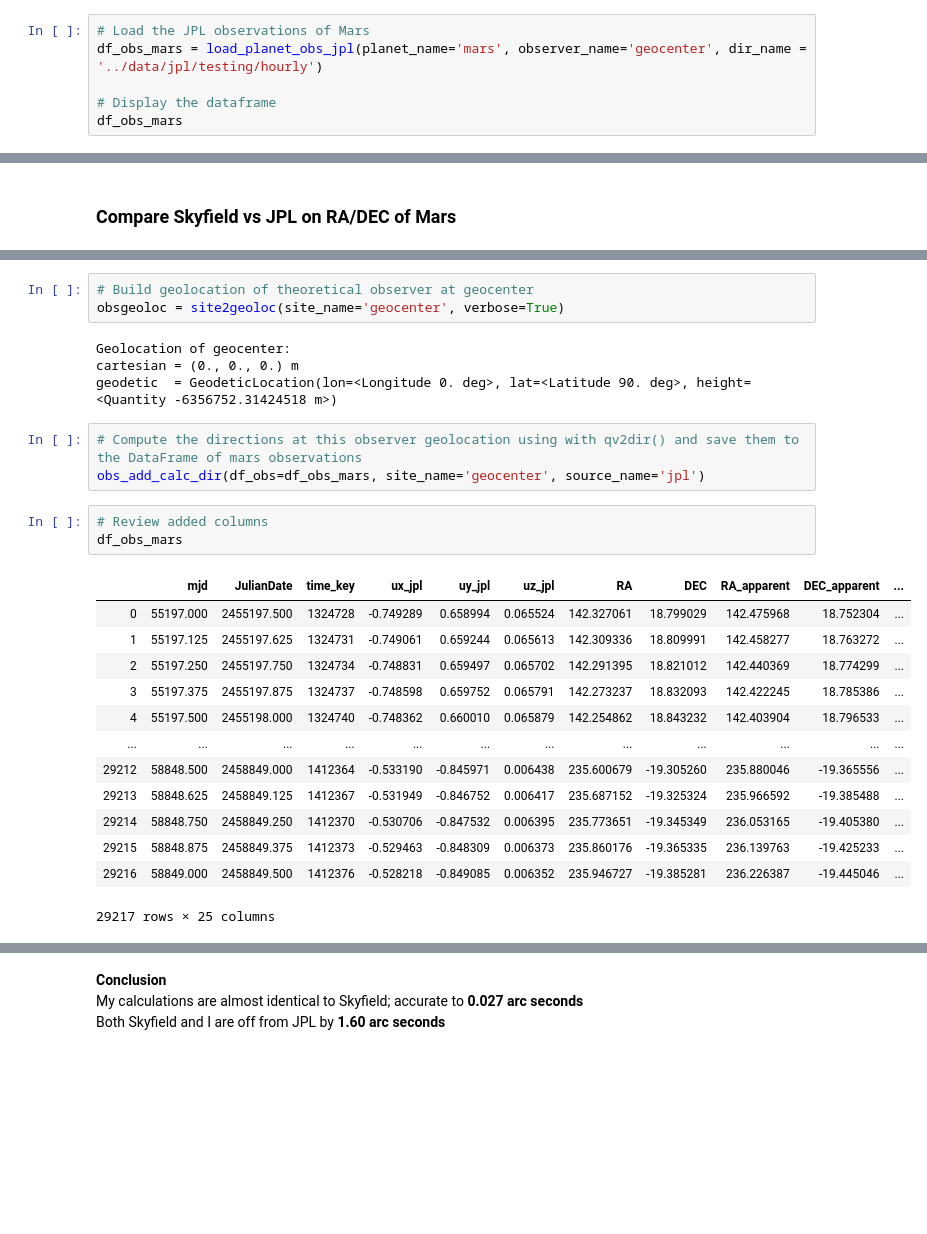
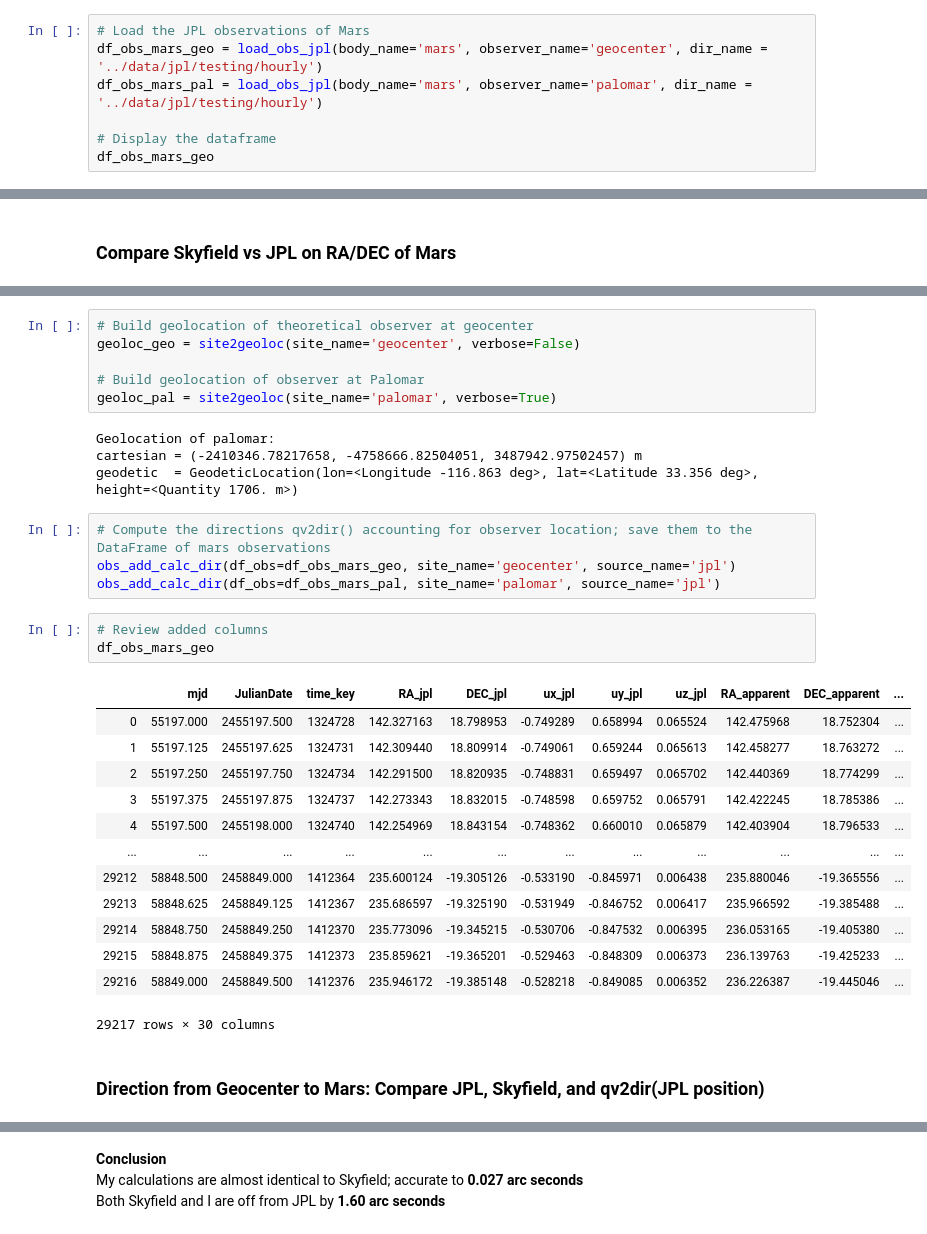
Before and after one commit to memanuel/kepler-sieve, a Jupyter notebook: src/RA_DEC.ipynb, the cells around one changed output, grey strips where cells are left out. Saved outputs shown, nothing was run; the diff lists cells and outputs as text; blank space fills up the shorter version.

```diff
--- a/src/RA_DEC.ipynb
+++ b/src/RA_DEC.ipynb
@@ -46,8 +46,9 @@ df_earth
 # df_mars
 # %%
 # Load the JPL observations of Mars
-df_obs_mars = load_planet_obs_jpl(planet_name='mars', observer_name='geocenter', dir_name = '../data/jpl/testing/hourly')
+df_obs_mars_geo = load_obs_jpl(body_name='mars', observer_name='geocenter', dir_name = '../data/jpl/testing/hourly')
+df_obs_mars_pal = load_obs_jpl(body_name='mars', observer_name='palomar', dir_name = '../data/jpl/testing/hourly')
 
 # Display the dataframe
-df_obs_mars
+df_obs_mars_geo
 # %% [output]
@@ -179,27 +279,33 @@ df_obs_mars
 # %%
 # Build geolocation of theoretical observer at geocenter
-obsgeoloc = site2geoloc(site_name='geocenter', verbose=True)
+geoloc_geo = site2geoloc(site_name='geocenter', verbose=False)
+
+# Build geolocation of observer at Palomar
+geoloc_pal = site2geoloc(site_name='palomar', verbose=True)
 # %% [output]
-Geolocation of geocenter:
-cartesian = (0., 0., 0.) m
-geodetic  = GeodeticLocation(lon=<Longitude 0. deg>, lat=<Latitude 90. deg>, height=<Quantity -6356752.31424518 m>)
+Geolocation of palomar:
+cartesian = (-2410346.78217658, -4758666.82504051, 3487942.97502457) m
+geodetic  = GeodeticLocation(lon=<Longitude -116.863 deg>, lat=<Latitude 33.356 deg>, height=<Quantity 1706. m>)
 # %%
-# Compute the directions at this observer geolocation using with qv2dir() and save them to the DataFrame of mars observations
-obs_add_calc_dir(df_obs=df_obs_mars, site_name='geocenter', source_name='jpl')
+# Compute the directions qv2dir() accounting for observer location; save them to the DataFrame of mars observations
+obs_add_calc_dir(df_obs=df_obs_mars_geo, site_name='geocenter', source_name='jpl')
+obs_add_calc_dir(df_obs=df_obs_mars_pal, site_name='palomar', source_name='jpl')
 # %%
 # Review added columns
-df_obs_mars
+df_obs_mars_geo
 # %% [output]
-|  | mjd | JulianDate | time_key | ux_jpl | uy_jpl | uz_jpl | RA | DEC | RA_apparent | DEC_apparent | ... |
-| 0 | 55197.000 | 2455197.500 | 1324728 | -0.749289 | 0.658994 | 0.065524 | 142.327061 | 18.799029 | 142.475968 | 18.752304 | ... |
-| 1 | 55197.125 | 2455197.625 | 1324731 | -0.749061 | 0.659244 | 0.065613 | 142.309336 | 18.809991 | 142.458277 | 18.763272 | ... |
-| 2 | 55197.250 | 2455197.750 | 1324734 | -0.748831 | 0.659497 | 0.065702 | 142.291395 | 18.821012 | 142.440369 | 18.774299 | ... |
-| 3 | 55197.375 | 2455197.875 | 1324737 | -0.748598 | 0.659752 | 0.065791 | 142.273237 | 18.832093 | 142.422245 | 18.785386 | ... |
-| 4 | 55197.500 | 2455198.000 | 1324740 | -0.748362 | 0.660010 | 0.065879 | 142.254862 | 18.843232 | 142.403904 | 18.796533 | ... |
+|  | mjd | JulianDate | time_key | RA_jpl | DEC_jpl | ux_jpl | uy_jpl | uz_jpl | RA_apparent | DEC_apparent | ... |
+| 0 | 55197.000 | 2455197.500 | 1324728 | 142.327163 | 18.798953 | -0.749289 | 0.658994 | 0.065524 | 142.475968 | 18.752304 | ... |
+| 1 | 55197.125 | 2455197.625 | 1324731 | 142.309440 | 18.809914 | -0.749061 | 0.659244 | 0.065613 | 142.458277 | 18.763272 | ... |
+| 2 | 55197.250 | 2455197.750 | 1324734 | 142.291500 | 18.820935 | -0.748831 | 0.659497 | 0.065702 | 142.440369 | 18.774299 | ... |
+| 3 | 55197.375 | 2455197.875 | 1324737 | 142.273343 | 18.832015 | -0.748598 | 0.659752 | 0.065791 | 142.422245 | 18.785386 | ... |
+| 4 | 55197.500 | 2455198.000 | 1324740 | 142.254969 | 18.843154 | -0.748362 | 0.660010 | 0.065879 | 142.403904 | 18.796533 | ... |
 | ... | ... | ... | ... | ... | ... | ... | ... | ... | ... | ... | ... |
-| 29212 | 58848.500 | 2458849.000 | 1412364 | -0.533190 | -0.845971 | 0.006438 | 235.600679 | -19.305260 | 235.880046 | -19.365556 | ... |
-| 29213 | 58848.625 | 2458849.125 | 1412367 | -0.531949 | -0.846752 | 0.006417 | 235.687152 | -19.325324 | 235.966592 | -19.385488 | ... |
-| 29214 | 58848.750 | 2458849.250 | 1412370 | -0.530706 | -0.847532 | 0.006395 | 235.773651 | -19.345349 | 236.053165 | -19.405380 | ... |
-| 29215 | 58848.875 | 2458849.375 | 1412373 | -0.529463 | -0.848309 | 0.006373 | 235.860176 | -19.365335 | 236.139763 | -19.425233 | ... |
-| 29216 | 58849.000 | 2458849.500 | 1412376 | -0.528218 | -0.849085 | 0.006352 | 235.946727 | -19.385281 | 236.226387 | -19.445046 | ... |
+| 29212 | 58848.500 | 2458849.000 | 1412364 | 235.600124 | -19.305126 | -0.533190 | -0.845971 | 0.006438 | 235.880046 | -19.365556 | ... |
+| 29213 | 58848.625 | 2458849.125 | 1412367 | 235.686597 | -19.325190 | -0.531949 | -0.846752 | 0.006417 | 235.966592 | -19.385488 | ... |
+| 29214 | 58848.750 | 2458849.250 | 1412370 | 235.773096 | -19.345215 | -0.530706 | -0.847532 | 0.006395 | 236.053165 | -19.405380 | ... |
+| 29215 | 58848.875 | 2458849.375 | 1412373 | 235.859621 | -19.365201 | -0.529463 | -0.848309 | 0.006373 | 236.139763 | -19.425233 | ... |
+| 29216 | 58849.000 | 2458849.500 | 1412376 | 235.946172 | -19.385148 | -0.528218 | -0.849085 | 0.006352 | 236.226387 | -19.445046 | ... |
-29217 rows × 25 columns
+29217 rows × 30 columns
+# %% [markdown]
+### Direction from Geocenter to Mars: Compare JPL, Skyfield, and qv2dir(JPL position)
```
Also changed, not shown: parts of 37 cells of this notebook, 2 other files.
